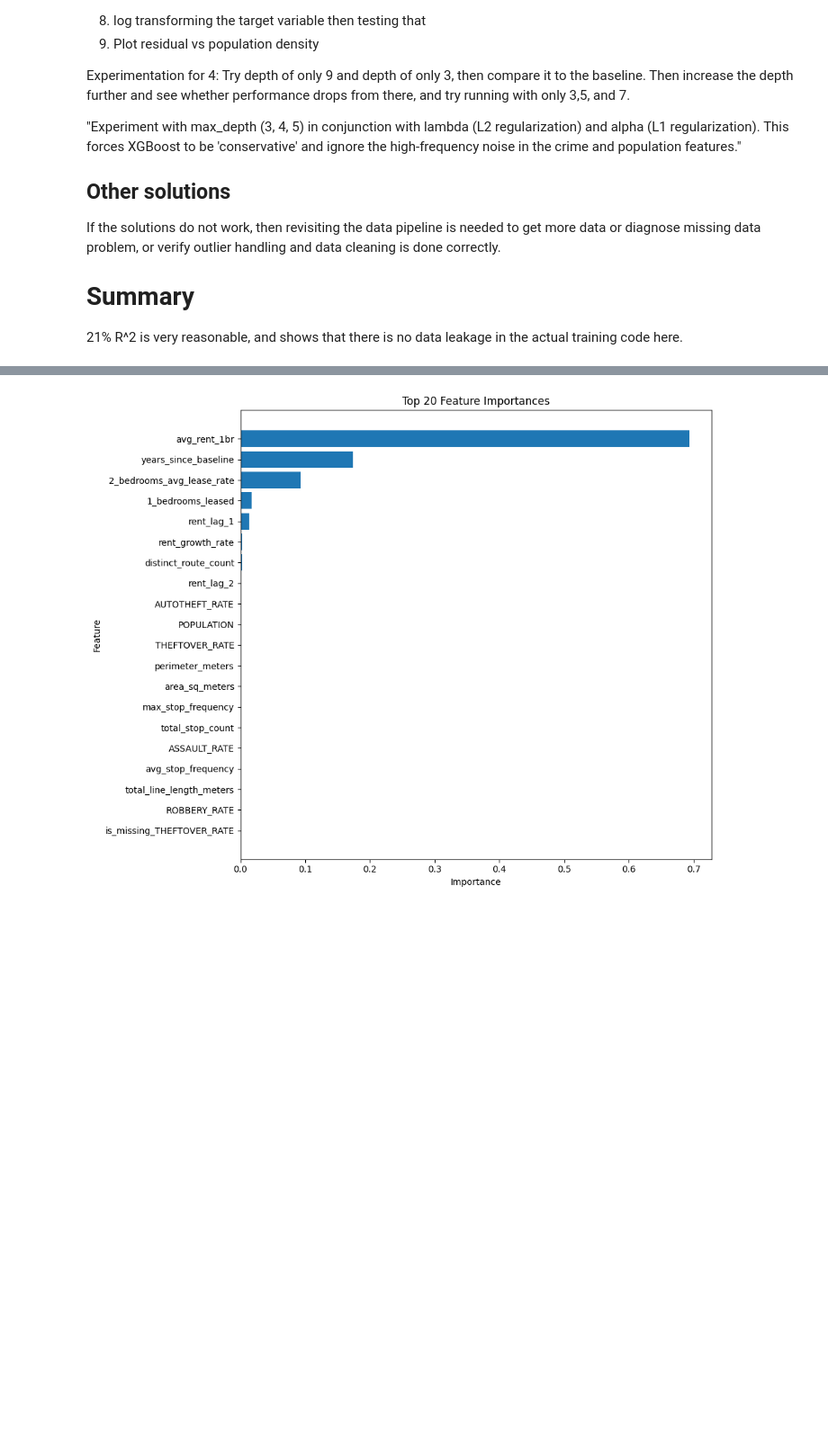
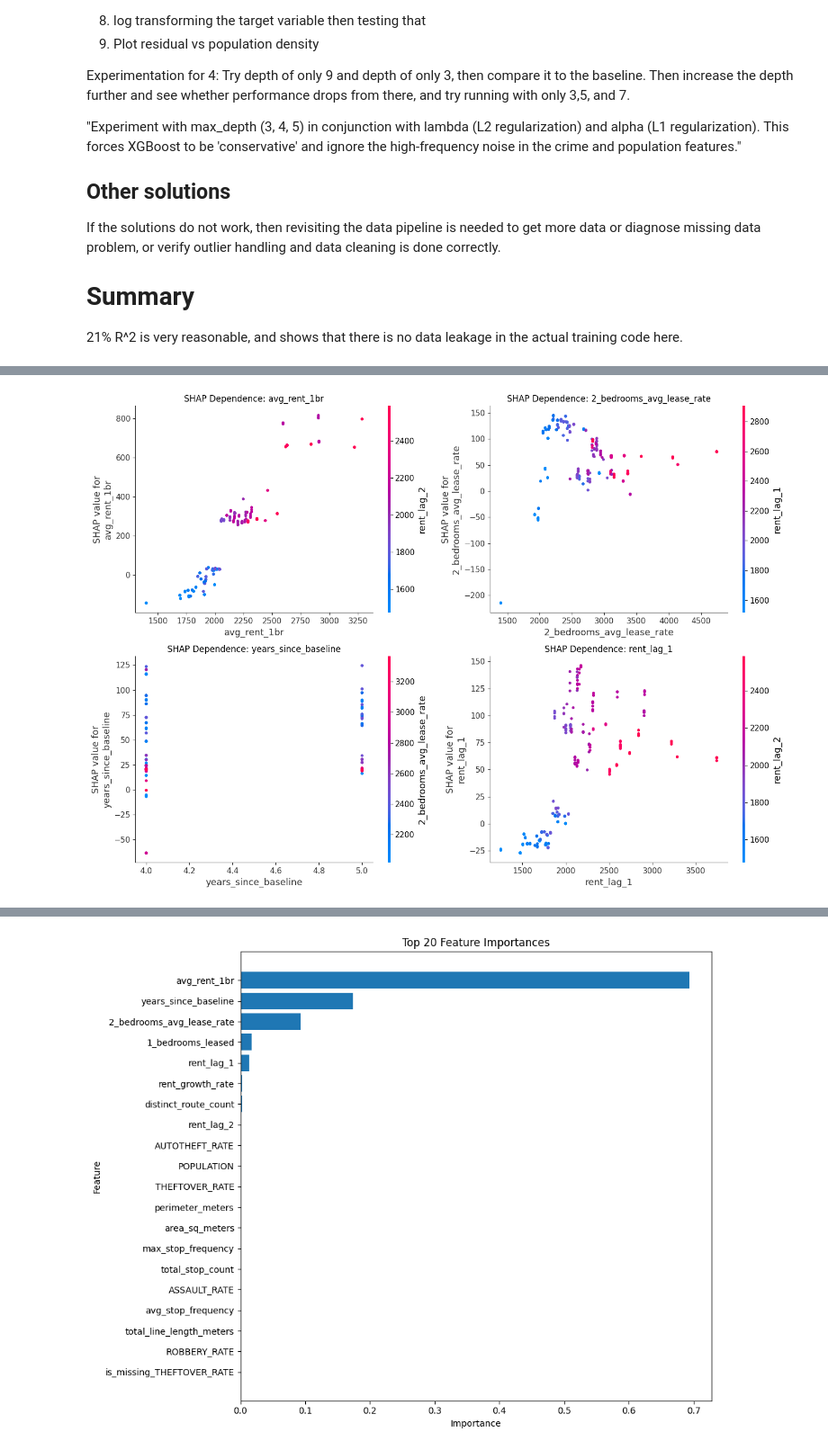
Before and after one commit to Western-Artificial-Intelligence/condo-cost-predictor, a Jupyter notebook: training/train_1.ipynb, the cells around one changed output, grey strips where cells are left out. Shown at 90% size. Saved outputs shown, nothing was run; the diff lists cells and outputs as text; code cells hidden in the pictures; blank space fills up the shorter version.

```diff
--- a/training/train_1.ipynb
+++ b/training/train_1.ipynb
@@ -330,0 +527,24 @@ plt.show()
+# %%
+# SHAP Dependence Plots for top 4 features
+# These show how feature values affect predictions and potential interactions
+
+top_features = shap_importance.head(4)['feature'].tolist()
+
+fig, axes = plt.subplots(2, 2, figsize=(14, 10))
+axes = axes.flatten()
+
+for idx, feature in enumerate(top_features):
+    plt.sca(axes[idx])
+    shap.dependence_plot(
+        feature,
+        shap_values.values,
+        X_test,
+        show=False,
+        ax=axes[idx]
+    )
+    axes[idx].set_title(f'SHAP Dependence: {feature}')
+
+plt.tight_layout()
+plt.show()
+# %% [output]
+[figure, added]
```
Also changed, not shown: parts of 11 cells of this notebook.
